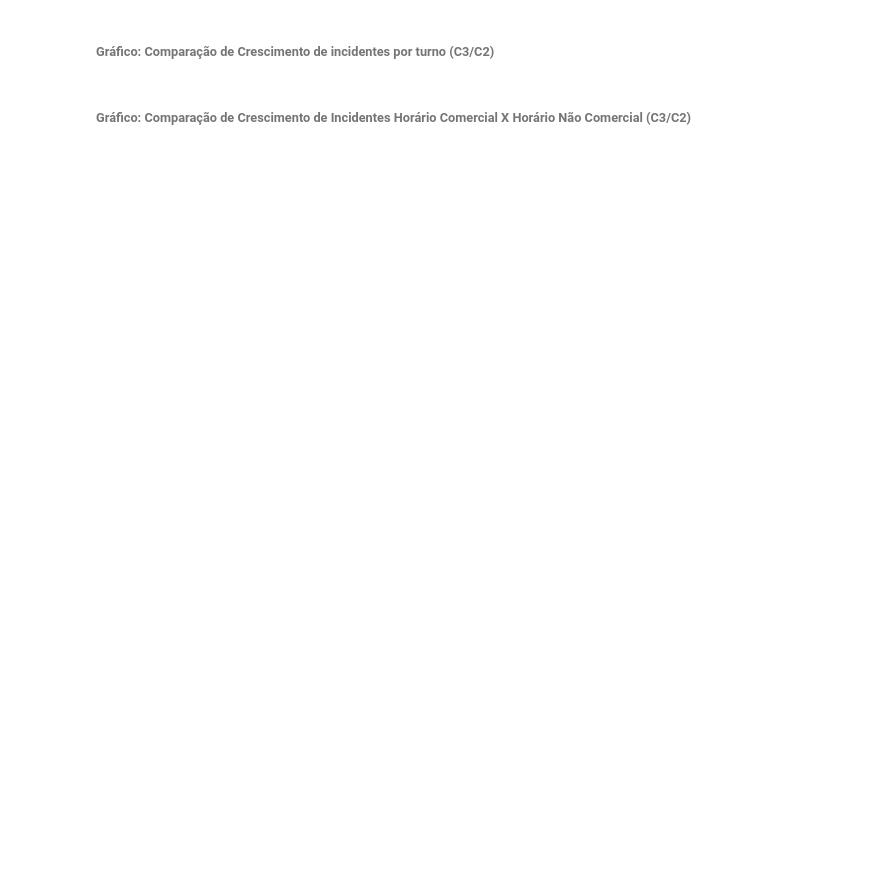
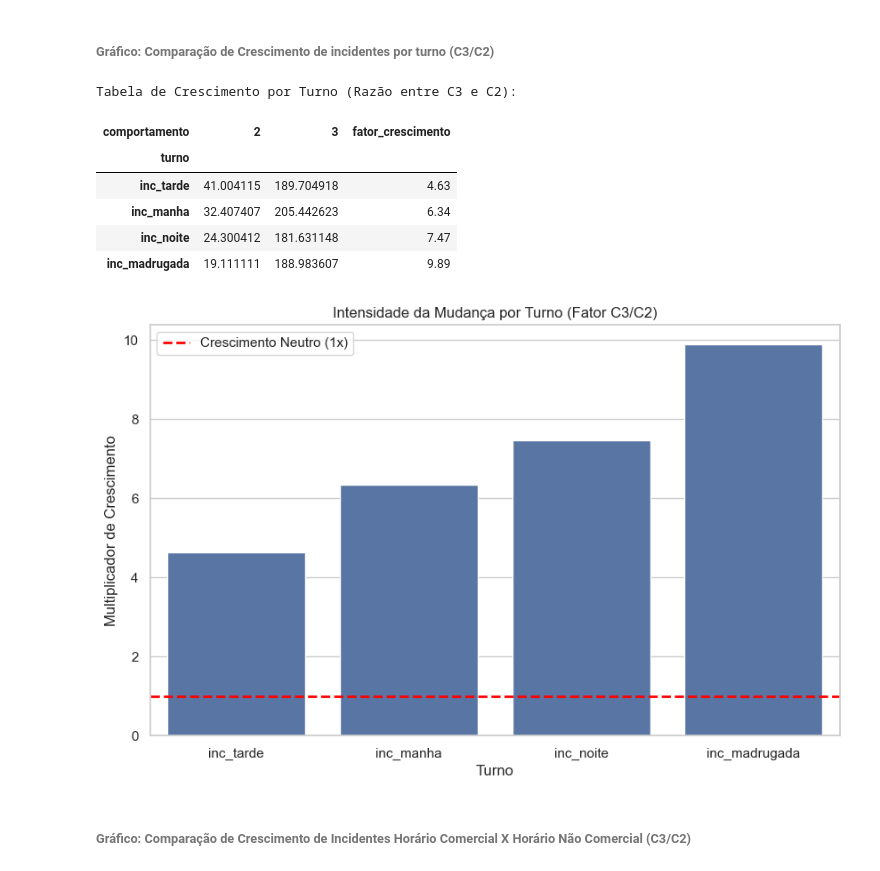
Before and after one commit to jffdevbr/challenge_locaweb, a Jupyter notebook: notebooks/data_exploration_target_behavior.ipynb, the cells around one changed output. Saved outputs shown, nothing was run; the diff lists cells and outputs as text; code cells hidden in the pictures; blank space fills up the shorter version.

```diff
--- a/notebooks/data_exploration_target_behavior.ipynb
+++ b/notebooks/data_exploration_target_behavior.ipynb
@@ -931,4 +931,40 @@ Dom             49.714286  672.285714          13.522989
 # %% [markdown]
 ###### Gráfico: Comparação de Crescimento de incidentes por turno (C3/C2)
+# %%
+# COmparação por Turno
+df_melted = df_diario.melt(
+    id_vars=['data', 'comportamento'],
+    value_vars=['inc_madrugada', 'inc_manha', 'inc_tarde', 'inc_noite'],
+    var_name='turno',
+    value_name='incidentes'
+)
+df_taxa = df_melted.groupby(['comportamento', 'turno'])['incidentes'].mean().reset_index()
+df_pivot = df_taxa[df_taxa['comportamento'].isin([2, 3])].pivot(
+    index='turno', columns='comportamento', values='incidentes'
+)
+df_pivot['fator_crescimento'] = round((df_pivot[3] / df_pivot[2]), 2)
+df_pivot = df_pivot.sort_values("fator_crescimento", ascending=True)
+print("Tabela de Crescimento por Turno (Razão entre C3 e C2):")
+display(df_pivot)
+plt.figure(figsize=(10, 6))
+sns.barplot(
+    x=df_pivot.index,
+    y=df_pivot['fator_crescimento']
+)
+plt.axhline(1, color='red', linestyle='--', linewidth=2, label='Crescimento Neutro (1x)')
+plt.title("Intensidade da Mudança por Turno (Fator C3/C2)")
+plt.ylabel("Multiplicador de Crescimento")
+plt.xlabel("Turno")
+plt.legend()
+plt.show()
+# %% [output]
+Tabela de Crescimento por Turno (Razão entre C3 e C2):
+| comportamento | 2 | 3 | fator_crescimento |
+| turno |  |  |  |
+| inc_tarde | 41.004115 | 189.704918 | 4.63 |
+| inc_manha | 32.407407 | 205.442623 | 6.34 |
+| inc_noite | 24.300412 | 181.631148 | 7.47 |
+| inc_madrugada | 19.111111 | 188.983607 | 9.89 |
+[figure, added]
 # %% [markdown]
 ###### Gráfico: Comparação de Crescimento de Incidentes Horário Comercial X Horário Não Comercial (C3/C2)
```
Also changed, not shown: parts of 71 cells of this notebook.
